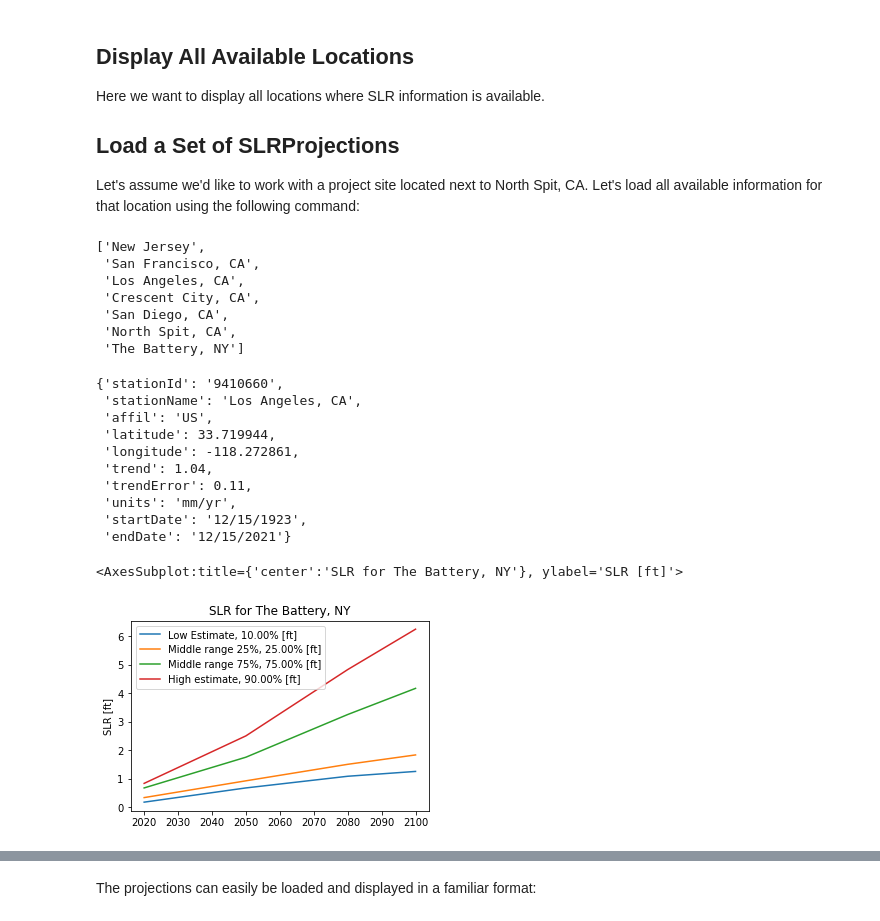
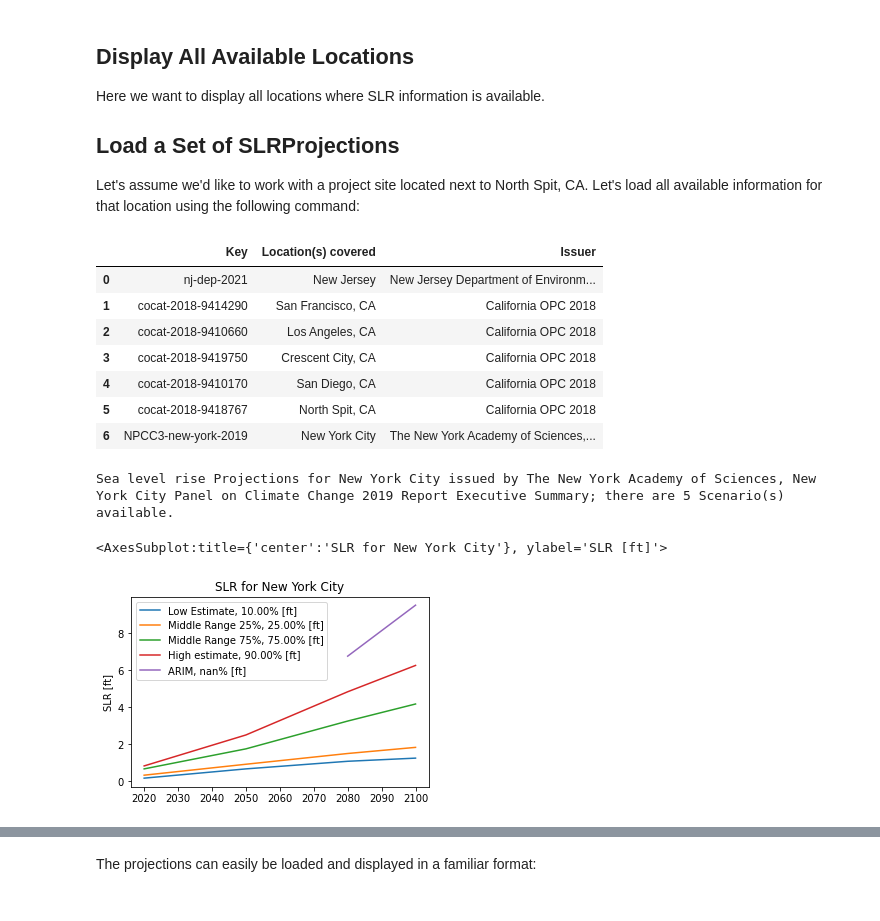
Before and after one commit to jtoilliez/slr, a Jupyter notebook: notebooks/notebook.ipynb, the cells around one changed output, grey strips where cells are left out. Drawn from its saved outputs; the diff is of its cells as text; code cells hidden in the pictures.

```diff
--- a/notebooks/notebook.ipynb
+++ b/notebooks/notebook.ipynb
@@ -23,12 +20,13 @@ Here we want to display all locations where SLR information is available.
 ## Load a Set of SLRProjections
 Let's assume we'd like to work with a project site located next to North Spit, CA. Let's load all available information for that location using the following command:
 # %%
-sealevelrise.SLRProjections.show_all_builtin_scenarios()
+sealevelrise.SLRProjections.show_all_builtin_scenarios(format='dataframe')
 # %% [output]
-['New Jersey',
- 'San Francisco, CA',
- 'Los Angeles, CA',
- 'Crescent City, CA',
- 'San Diego, CA',
- 'North Spit, CA',
- 'The Battery, NY']
+|  | Key | Location(s) covered | Issuer |
+| 0 | nj-dep-2021 | New Jersey | New Jersey Department of Environm... |
+| 1 | cocat-2018-9414290 | San Francisco, CA | California OPC 2018 |
+| 2 | cocat-2018-9410660 | Los Angeles, CA | California OPC 2018 |
+| 3 | cocat-2018-9419750 | Crescent City, CA | California OPC 2018 |
+| 4 | cocat-2018-9410170 | San Diego, CA | California OPC 2018 |
+| 5 | cocat-2018-9418767 | North Spit, CA | California OPC 2018 |
+| 6 | NPCC3-new-york-2019 | New York City | The New York Academy of Sciences,... |
@@ -39,18 +33,11 @@ lt = sealevelrise.HistoricalSLR(station_ID="9410660", units="m")
-# %%
-lt.noaa_properties()
-# %% [output]
-{'stationId': '9410660',
- 'stationName': 'Los Angeles, CA',
- 'affil': 'US',
- 'latitude': 33.719944,
- 'longitude': -118.272861,
- 'trend': 1.04,
- 'trendError': 0.11,
- 'units': 'mm/yr',
- 'startDate': '12/15/1923',
- 'endDate': '12/15/2021'}
+# %%
+sealevelrise.BuiltinProjections(key='NPCC3-new-york-2019')
+# %% [output]
+Sea level rise Projections for New York City issued by The New York Academy of Sciences, New York City Panel on Climate Change 2019 Report Executive Summary; there are 5 Scenario(s) available.
+# %%
+nyc=sealevelrise.SLRProjections.from_builtin('NPCC3-new-york-2019')
 # %%
-tb.plot()
+nyc.plot()
 # %% [output]
-<AxesSubplot:title={'center':'SLR for The Battery, NY'}, ylabel='SLR [ft]'>
+<AxesSubplot:title={'center':'SLR for New York City'}, ylabel='SLR [ft]'>
-[figure, old version]
+[figure, new version]
```
Also changed, not shown: parts of 9 cells of this notebook, 7 other files.
